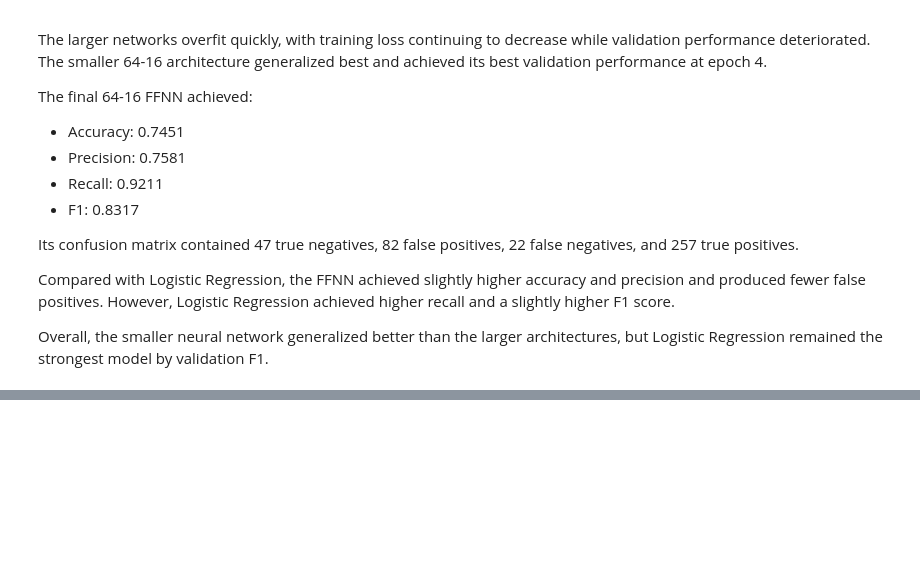
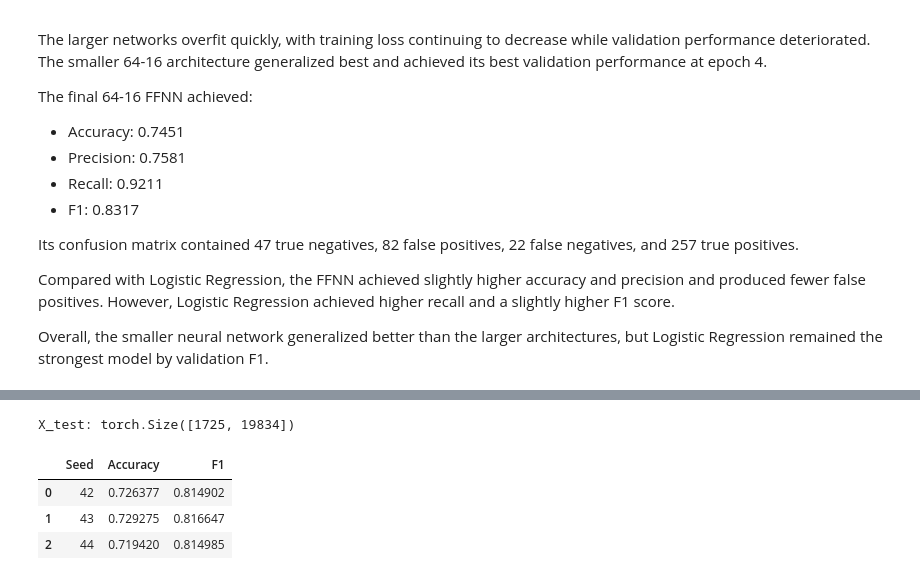
Before and after one commit to freemanchamjames/nlp_paraphrase_detection, a Jupyter notebook: notebooks/05_FNN.ipynb, the cells around one changed output, grey strips where cells are left out. Cells and saved outputs as stored; diff of their text form; code cells hidden in the pictures; blank space fills up the shorter version.

```diff
--- a/notebooks/05_FNN.ipynb
+++ b/notebooks/05_FNN.ipynb
@@ -743,0 +897,61 @@ validation F1.
+# %%
+test_s1 = tfidf.transform(test_df["sentence1"])
+test_s2 = tfidf.transform(test_df["sentence2"])
+
+test_diff = abs(test_s1 - test_s2)
+test_product = test_s1.multiply(test_s2)
+
+X_test_sparse = hstack(
+    [test_diff, test_product]
+).tocsr()
+
+X_test = torch.tensor(
+    X_test_sparse.toarray(),
+    dtype=torch.float32
+)
+
+print("X_test:", X_test.shape)
+# %% [output]
+X_test: torch.Size([1725, 19834])
+# %%
+test_results = []
+
+for seed in SEEDS:
+
+    model = FeedForwardNN(
+        X_train.shape[1],
+        64,
+        16
+    )
+
+    model.load_state_dict(seed_states[seed])
+    model.eval()
+
+    with torch.no_grad():
+        test_logits = model(X_test)
+
+        test_probs = torch.sigmoid(
+            test_logits
+        ).squeeze(1).numpy()
+
+    scores = save_predictions(
+        test_df,
+        test_probs,
+        RESULTS_DIR
+        / "group2_ffnn"
+        / f"test_seed{seed}.csv"
+    )
+
+    test_results.append({
+        "Seed": seed,
+        "Accuracy": scores["accuracy"],
+        "F1": scores["f1"],
+    })
+
+test_results_df = pd.DataFrame(test_results)
+test_results_df
+# %% [output]
+|  | Seed | Accuracy | F1 |
+| 0 | 42 | 0.726377 | 0.814902 |
+| 1 | 43 | 0.729275 | 0.816647 |
+| 2 | 44 | 0.719420 | 0.814985 |
```
Also changed, not shown: parts of 9 cells of this notebook, 6 other files.
